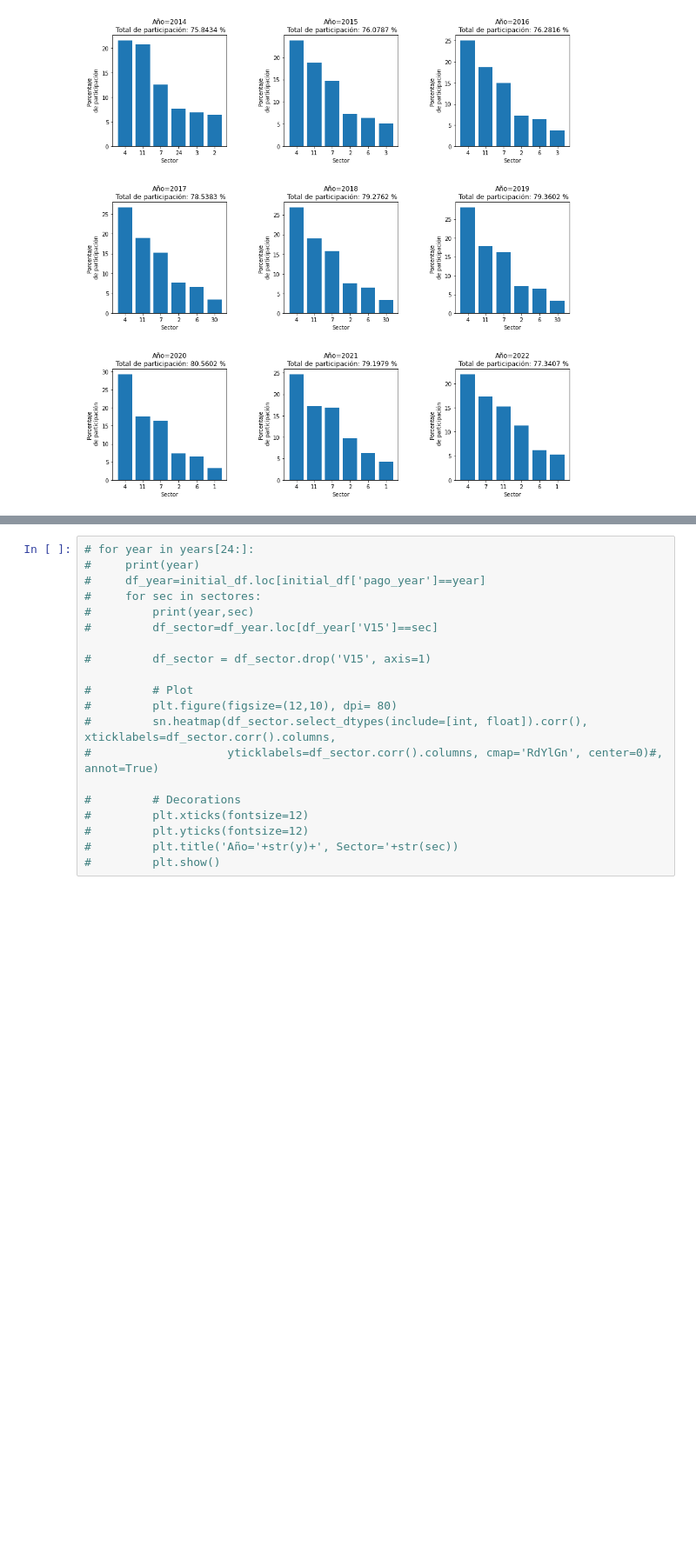
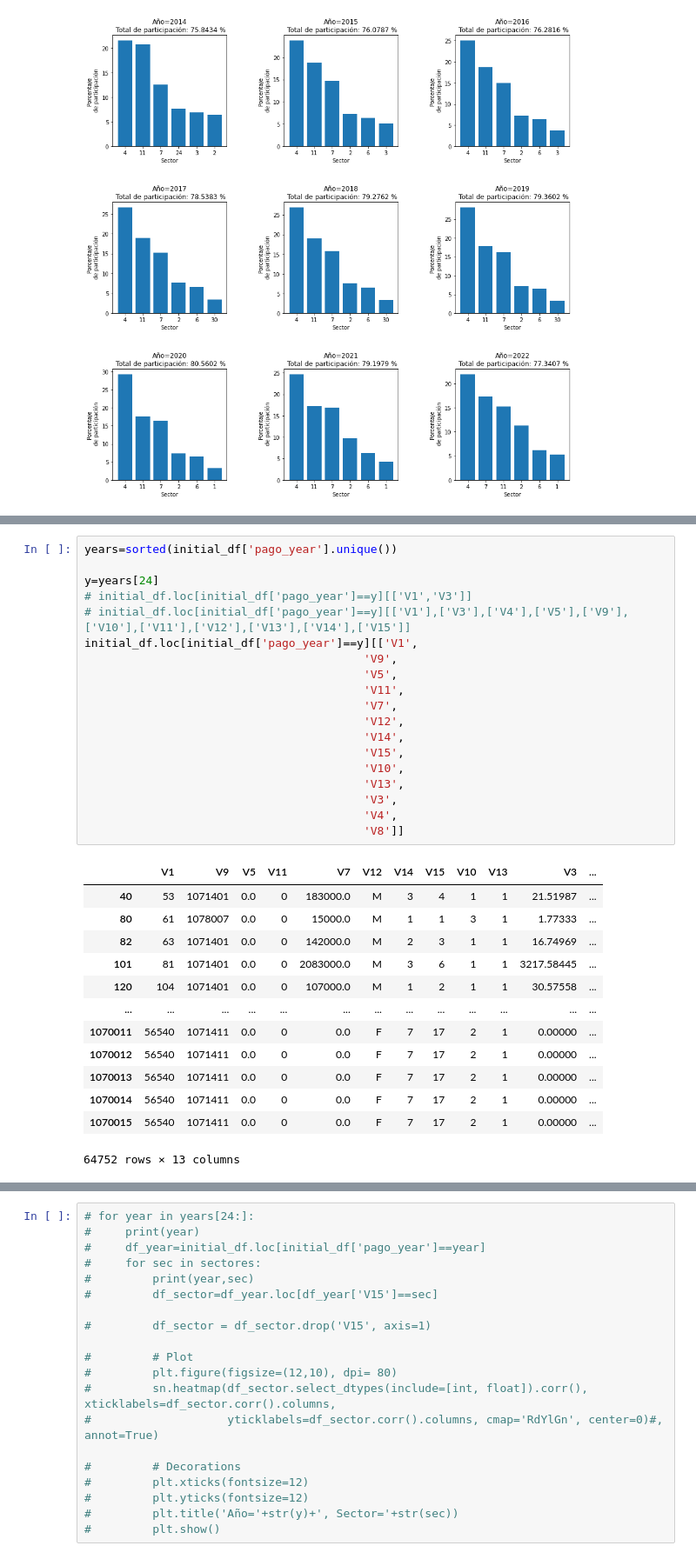
Before and after one commit to milocortes/tesoreria_cdmx, a Jupyter notebook: IMSS_NOMINA/src/Porcentajes por sector econ. nóminas y matrices de correlación.ipynb, the cells around one changed output, grey strips where cells are left out. Shown at 87% size. Drawn from its saved outputs; the diff is of its cells as text; blank space fills up the shorter version.

```diff
--- a/IMSS_NOMINA/src/Porcentajes por sector econ. nóminas y matrices de correlación.ipynb
+++ b/IMSS_NOMINA/src/Porcentajes por sector econ. nóminas y matrices de correlación.ipynb
@@ -199,2 +216,35 @@ for (i,y) in enumerate(years[24:]):
+# %%
+years=sorted(initial_df['pago_year'].unique())
+
+y=years[24]
+# initial_df.loc[initial_df['pago_year']==y][['V1','V3']]
+# initial_df.loc[initial_df['pago_year']==y][['V1'],['V3'],['V4'],['V5'],['V9'],['V10'],['V11'],['V12'],['V13'],['V14'],['V15']]
+initial_df.loc[initial_df['pago_year']==y][['V1',
+                                         'V9',
+                                         'V5',
+                                         'V11',
+                                         'V7',
+                                         'V12',
+                                         'V14',
+                                         'V15',
+                                         'V10',
+                                         'V13',
+                                         'V3',
+                                         'V4',
+                                         'V8']]
+# %% [output]
+|  | V1 | V9 | V5 | V11 | V7 | V12 | V14 | V15 | V10 | V13 | V3 | ... |
+| 40 | 53 | 1071401 | 0.0 | 0 | 183000.0 | M | 3 | 4 | 1 | 1 | 21.51987 | ... |
+| 80 | 61 | 1078007 | 0.0 | 0 | 15000.0 | M | 1 | 1 | 3 | 1 | 1.77333 | ... |
+| 82 | 63 | 1071401 | 0.0 | 0 | 142000.0 | M | 2 | 3 | 1 | 1 | 16.74969 | ... |
+| 101 | 81 | 1071401 | 0.0 | 0 | 2083000.0 | M | 3 | 6 | 1 | 1 | 3217.58445 | ... |
+| 120 | 104 | 1071401 | 0.0 | 0 | 107000.0 | M | 1 | 2 | 1 | 1 | 30.57558 | ... |
+| ... | ... | ... | ... | ... | ... | ... | ... | ... | ... | ... | ... | ... |
+| 1070011 | 56540 | 1071411 | 0.0 | 0 | 0.0 | F | 7 | 17 | 2 | 1 | 0.00000 | ... |
+| 1070012 | 56540 | 1071411 | 0.0 | 0 | 0.0 | F | 7 | 17 | 2 | 1 | 0.00000 | ... |
+| 1070013 | 56540 | 1071411 | 0.0 | 0 | 0.0 | F | 7 | 17 | 2 | 1 | 0.00000 | ... |
+| 1070014 | 56540 | 1071411 | 0.0 | 0 | 0.0 | F | 7 | 17 | 2 | 1 | 0.00000 | ... |
+| 1070015 | 56540 | 1071411 | 0.0 | 0 | 0.0 | F | 7 | 17 | 2 | 1 | 0.00000 | ... |
+64752 rows × 13 columns
 # %%
 for y in years[24:]:
```
Also changed, not shown: parts of 2 cells of this notebook.
